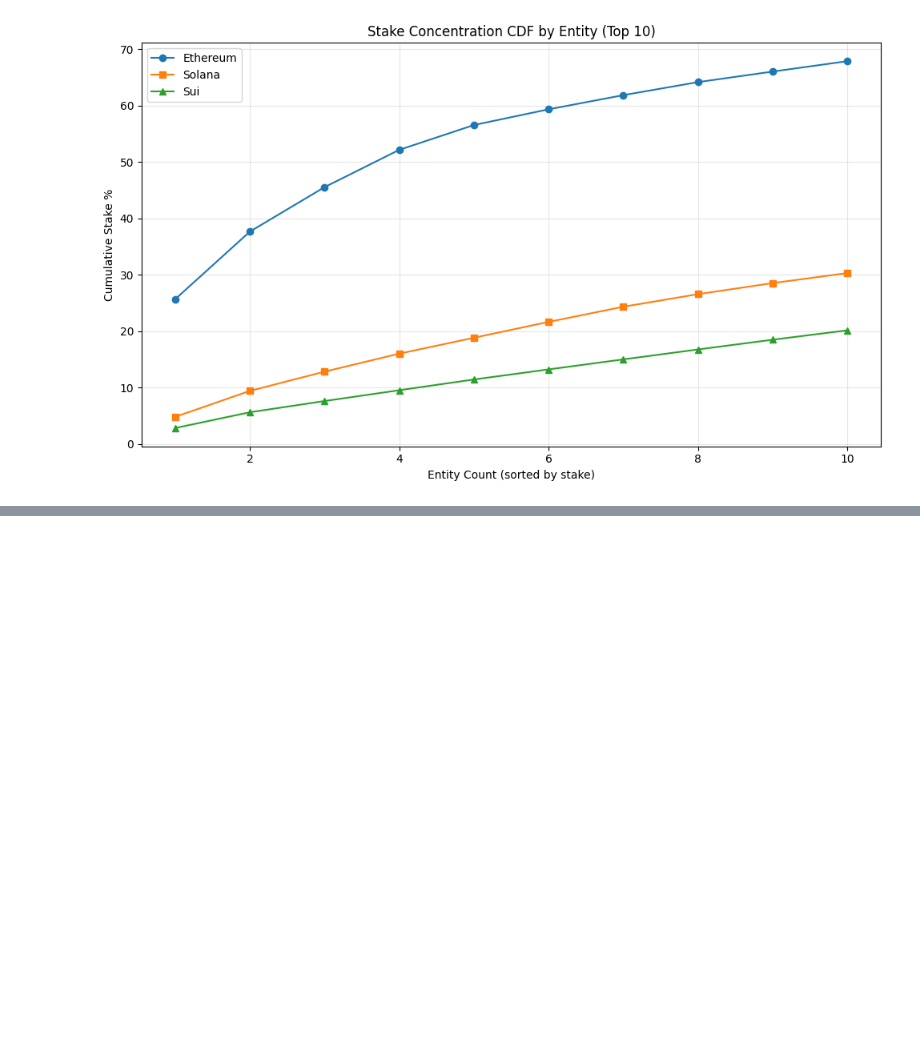
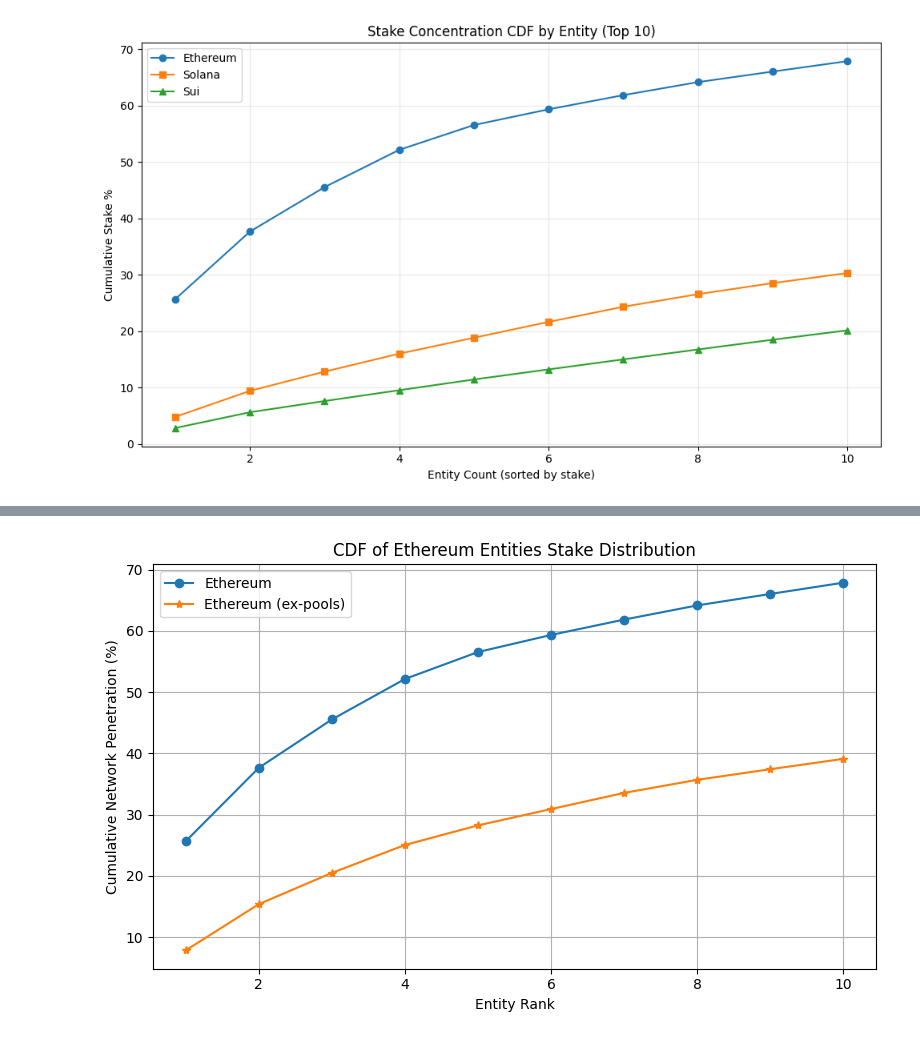
Before and after one commit to Firstset/decentralization-analysis, a Jupyter notebook: notebooks/01_data_exploration.ipynb, the cells around one changed output, grey strips where cells are left out. Cells and saved outputs as stored; diff of their text form; code cells hidden in the pictures; blank space fills up the shorter version.

```diff
--- a/notebooks/01_data_exploration.ipynb
+++ b/notebooks/01_data_exploration.ipynb
@@ -817,0 +847,39 @@ plt.show()
+# %%
+# --- CDF: Ethereum Entities Stake Distribution (Curated) ---
+import pandas as pd
+import matplotlib.pyplot as plt
+
+top_n = 10
+plt.figure(figsize=(8, 5))
+
+# Ethereum CDF by Entity Name (from eth_entities_df)
+if 'eth_entities_df' in locals() and not eth_entities_df.empty and 'name' in eth_entities_df.columns and 'eth_deposited' in eth_entities_df.columns:
+    entity_stake = eth_entities_df.groupby('name')['eth_deposited'].sum()
+    entity_stake_sorted = entity_stake.sort_values(ascending=False)
+    stake_cumsum = entity_stake_sorted.cumsum()
+    stake_cdf = stake_cumsum / stake_cumsum.iloc[-1] * 100
+    entity_indices = np.arange(1, len(stake_cdf) + 1)
+    plt.plot(entity_indices[:top_n], stake_cdf.iloc[:top_n], marker='o', label='Ethereum')
+
+# Load the curated CSV
+curated_path = '../data/top_entities_ethereum_curated.csv'
+curated_df = pd.read_csv(curated_path)
+
+# Sort by descending penetration
+curated_df = curated_df.sort_values('Network Penetration (%)', ascending=False).reset_index(drop=True)
+
+# Compute cumulative sum and CDF
+curated_df['Cumulative %'] = curated_df['Network Penetration (%)'].cumsum()
+curated_df['Entity Rank'] = curated_df.index + 1
+
+# Plot
+plt.plot(curated_df['Entity Rank'][:10], curated_df['Cumulative %'][:10], marker='*', label='Ethereum (ex-pools)')
+plt.xlabel('Entity Rank')
+plt.ylabel('Cumulative Network Penetration (%)')
+plt.title('CDF of Ethereum Entities Stake Distribution')
+plt.grid(True)
+plt.legend()
+plt.tight_layout()
+plt.show()
+# %% [output]
+[figure, added]
```
Also changed, not shown: parts of 2 cells of this notebook, 1 other file.
